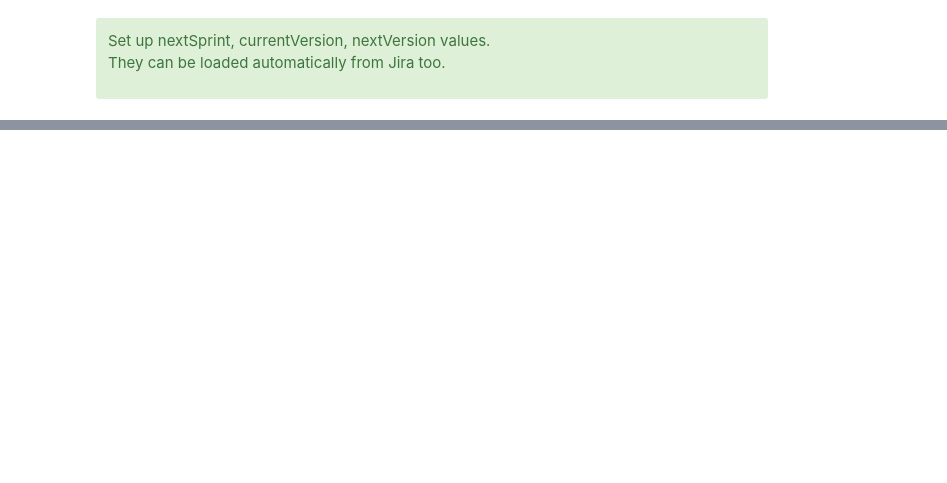
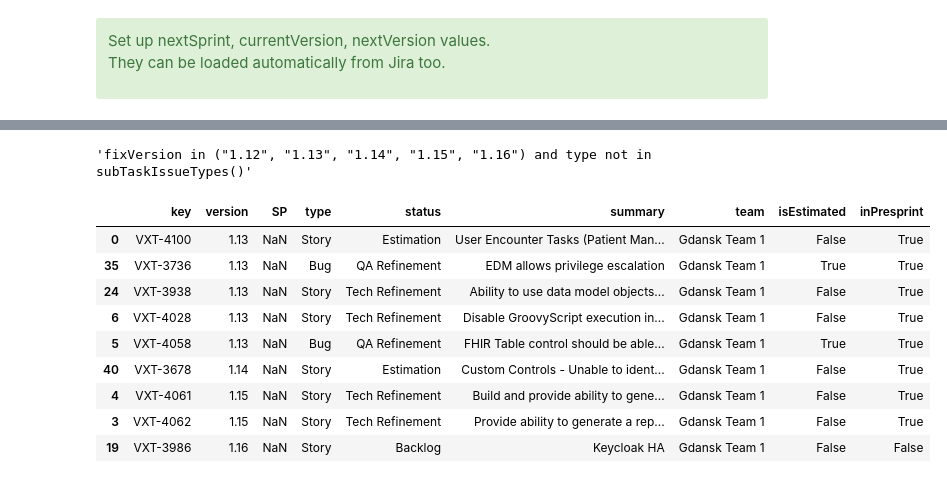
Before and after one commit to robert-krasinski/JiraAndPythonForManagers, a Jupyter notebook: Backlog health score.ipynb, the cells around one changed output, grey strips where cells are left out. Drawn from its saved outputs; the diff is of its cells as text; code cells hidden in the pictures; blank space fills up the shorter version.

```diff
--- a/Backlog health score.ipynb
+++ b/Backlog health score.ipynb
@@ -115,35 +130,47 @@ for issue in issuesRaw:
     for fixVersion in issue.fields.fixVersions:
         if(fixVersion.name in nextVersions):
             issues = issues.append(
                 {'version': fixVersion.name,
                  'key': issue.key,
                  'type': issue.fields.issuetype.name,
                  'status': issue.fields.status.name,
                  'SP': issue.fields.customfield_10005,
                  'summary': issue.fields.summary,
                  'team' : str(issue.fields.customfield_14200),
                 }, ignore_index=True)
 
 issues = issues.loc[~(issues['status'].isin(['Completed', 'Rejected']))]
 
 #indicate not estimated issues, bugs don't have to be estimated
 issues['isEstimated'] = False
 issues.loc[(issues['type'].isin(['Bug', 'Epic'])), ['isEstimated']] = True
 issues.loc[(issues['type'] != 'Bug') & ~(issues['SP'].isnull()), ['isEstimated']] = True
 
 #indicate items in presprint
 issues['inPresprint'] = False
-issues.loc[(issues['status'].isin(['Awaiting Prioritisation', 'QA Refinement', 'Tech Refinement',
-                                  'Tech. Scoping'])), ['inPresprint']] = True
+issues.loc[(issues['status'].isin(['Awaiting Prioritisation', 'PO Refinement', 'UX Refinement', 'QA Refinement', 'Tech Refinement',
+                                  'Tech Refinement', 'Estimation'])), ['inPresprint']] = True
 issues.sort_values("version", inplace=True)
 
 
 
 issues = issues.loc[(issues['inPresprint'] == True) | (issues['isEstimated'] == False)]
 issues
 
 rule_value = len(issues) == 0
 rules.at[1, 'value'] = int(rule_value)
+# %% [output]
+'fixVersion in ("1.12", "1.13", "1.14", "1.15", "1.16") and type not in subTaskIssueTypes()'
+|  | key | version | SP | type | status | summary | team | isEstimated | inPresprint |
+| 0 | VXT-4100 | 1.13 | NaN | Story | Estimation | User Encounter Tasks (Patient Man... | Gdansk Team 1 | False | True |
+| 35 | VXT-3736 | 1.13 | NaN | Bug | QA Refinement | EDM allows privilege escalation | Gdansk Team 1 | True | True |
+| 24 | VXT-3938 | 1.13 | NaN | Story | Tech Refinement | Ability to use data model objects... | Gdansk Team 1 | False | True |
+| 6 | VXT-4028 | 1.13 | NaN | Story | Tech Refinement | Disable GroovyScript execution in... | Gdansk Team 1 | False | True |
+| 5 | VXT-4058 | 1.13 | NaN | Bug | QA Refinement | FHIR Table control should be able... | Gdansk Team 1 | True | True |
+| 40 | VXT-3678 | 1.14 | NaN | Story | Estimation | Custom Controls - Unable to ident... | Gdansk Team 1 | False | True |
+| 4 | VXT-4061 | 1.15 | NaN | Story | Tech Refinement | Build and provide ability to gene... | Gdansk Team 1 | False | True |
+| 3 | VXT-4062 | 1.15 | NaN | Story | Tech Refinement | Provide ability to generate a rep... | Gdansk Team 1 | False | True |
+| 19 | VXT-3986 | 1.16 | NaN | Story | Backlog | Keycloak HA | Gdansk Team 1 | False | False |
 # %%
 #rule 2
 # % of Must, Urgent, Should items that are estimated regardless of status
```
Also changed, not shown: parts of 9 cells of this notebook.
